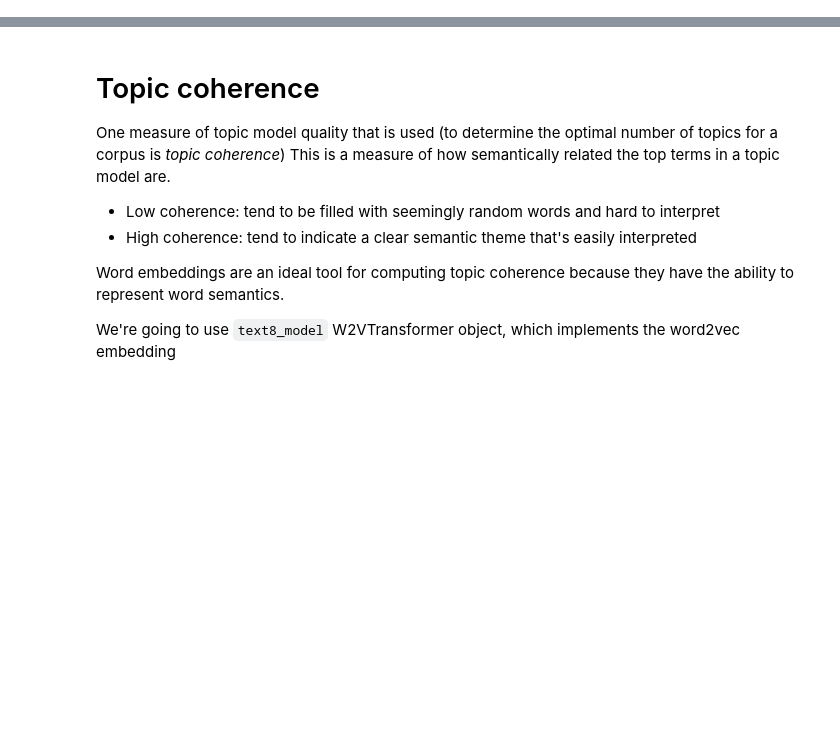
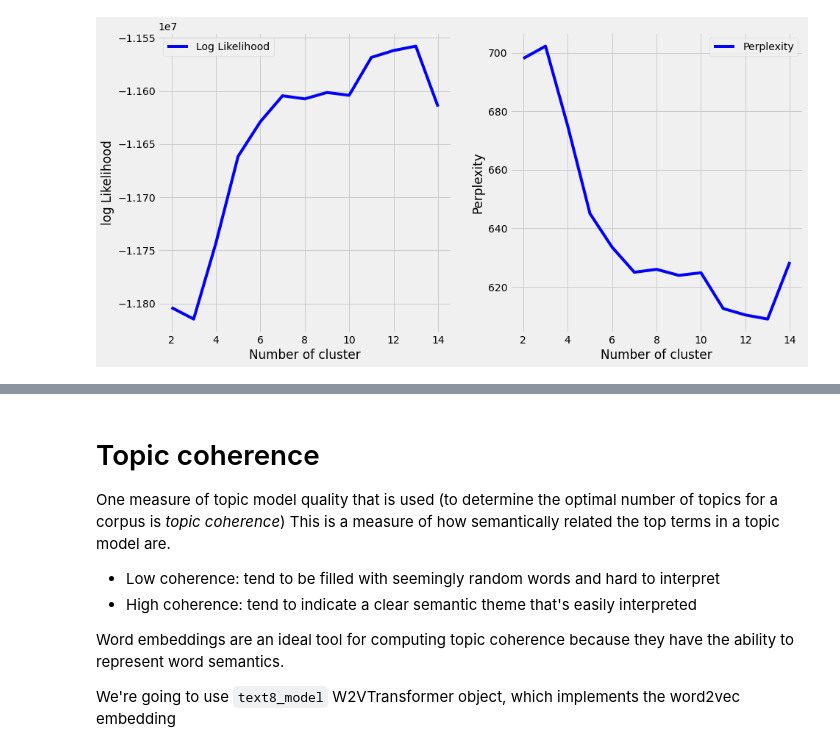
Before and after one commit to manelmahroug/Predicting-Text-Difficulty, a Jupyter notebook: unsupervised_learning/unsupervised-LDA.ipynb, the cells around one changed output, grey strips where cells are left out. Drawn from its saved outputs; the diff is of its cells as text; code cells hidden in the pictures; blank space fills up the shorter version.

```diff
--- a/unsupervised_learning/unsupervised-LDA.ipynb
+++ b/unsupervised_learning/unsupervised-LDA.ipynb
@@ -55,0 +72,5 @@ topic_models = lda.components_
+# %%
+def LDA_model(n_topics, X):
+    lda = LatentDirichletAllocation(n_components=n_topics, random_state=42)
+    lda_model = lda.fit(X)
+    return lda_model
@@ -55,0 +79,19 @@ topic_models = lda.components_
+# %%
+range_n_clusters = list(range(2,15))
+log_likelihood_list = []
+perplexity_list = []
+X= tf_documents
+
+# Iterating through cluster numbers
+for n_clusters in range_n_clusters:
+    lda_model = LDA_model(n_clusters, X)
+
+# Log Likelyhood: Higher the better
+    l_likelihood = lda_model.score(X)
+    log_likelihood_list.append(l_likelihood)
+    print("For n_clusters =", n_clusters,"The log likelihood is :", l_likelihood)
+
+# Perplexity: Lower the better
+    perplexity = lda_model.perplexity(X)
+    perplexity_list.append(perplexity)
+    print("For n_clusters =", n_clusters,"The perplexity is :", perplexity)
@@ -55,0 +116,21 @@ topic_models = lda.components_
+# %%
+# Plot LDA Log Likelihood and Perplexity
+# to determine optimal cluster number
+
+plt.style.use('fivethirtyeight')
+
+fig = plt.figure(figsize=(14,7))
+fig.add_subplot(121)
+plt.plot(range_n_clusters, log_likelihood_list,'b-',label='Log Likelihood')
+plt.xlabel("Number of cluster")
+plt.ylabel("log Likelihood")
+plt.legend()
+
+fig.add_subplot(122)
+plt.plot(range_n_clusters, perplexity_list,'b-',label='Perplexity')
+plt.xlabel("Number of cluster")
+plt.ylabel("Perplexity")
+plt.legend()
+plt.show()
+# %% [output]
+[figure, added]
```
Also changed, not shown: parts of 26 cells of this notebook, 1 other file.
